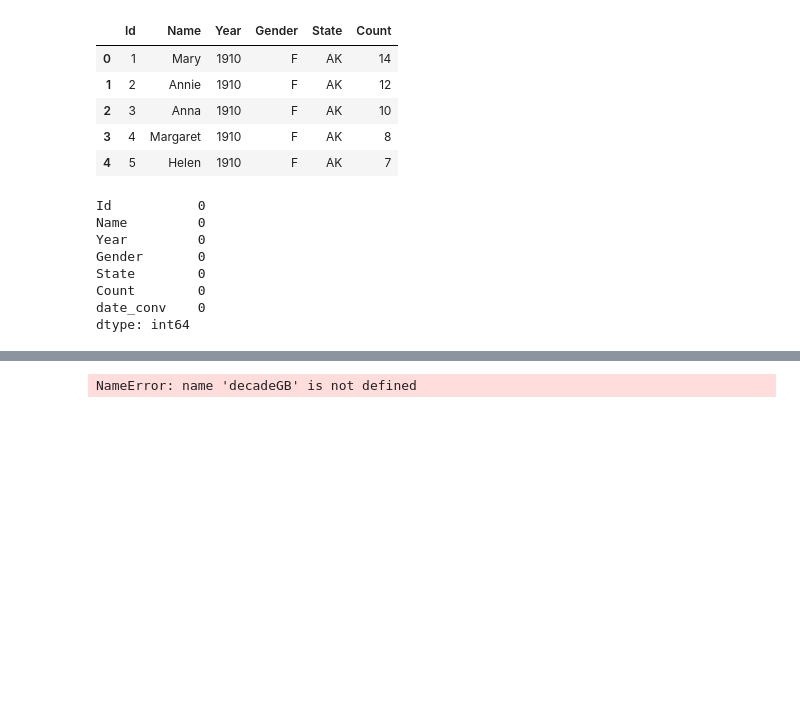
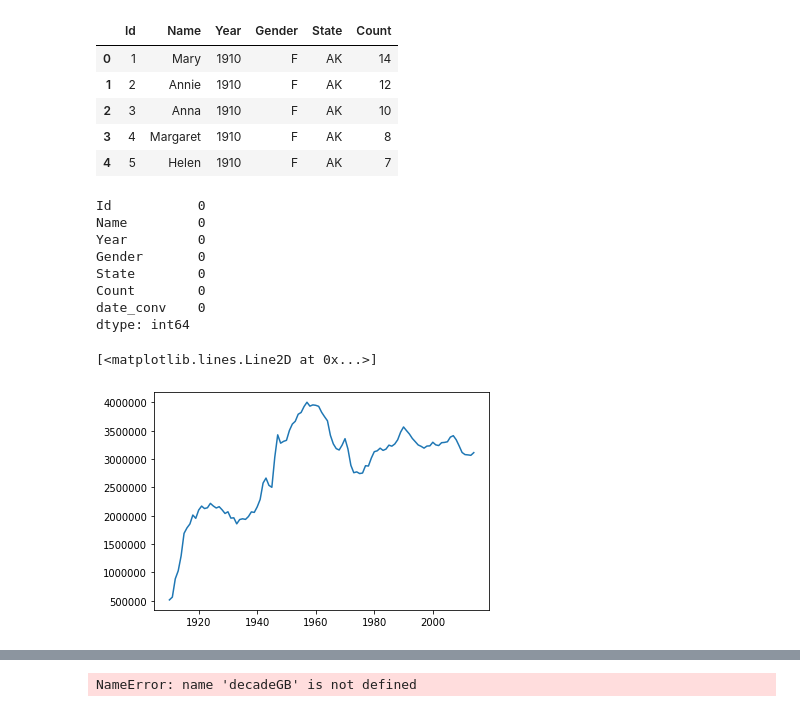
Before and after one commit to kekelee0714/BootcampProject, a Jupyter notebook: Matt/kaggleDataMatt.ipynb, the cells around one changed output, grey strips where cells are left out. Drawn from its saved outputs; the diff is of its cells as text; code cells hidden in the pictures; blank space fills up the shorter version.

```diff
--- a/Matt/kaggleDataMatt.ipynb
+++ b/Matt/kaggleDataMatt.ipynb
@@ -39,6 +39,11 @@ State        0
 Count        0
 date_conv    0
 dtype: int64
+# %%
+plt.plot(baby_name_original.groupby(['Year']).agg({'Count':np.sum}))
+# %% [output]
+[<matplotlib.lines.Line2D at 0x...>]
+[figure, added]
 # %%
 #add a new column for Decade
 baby_name_new = baby_name_original.copy()
```
Also changed, not shown: parts of 4 cells of this notebook.
